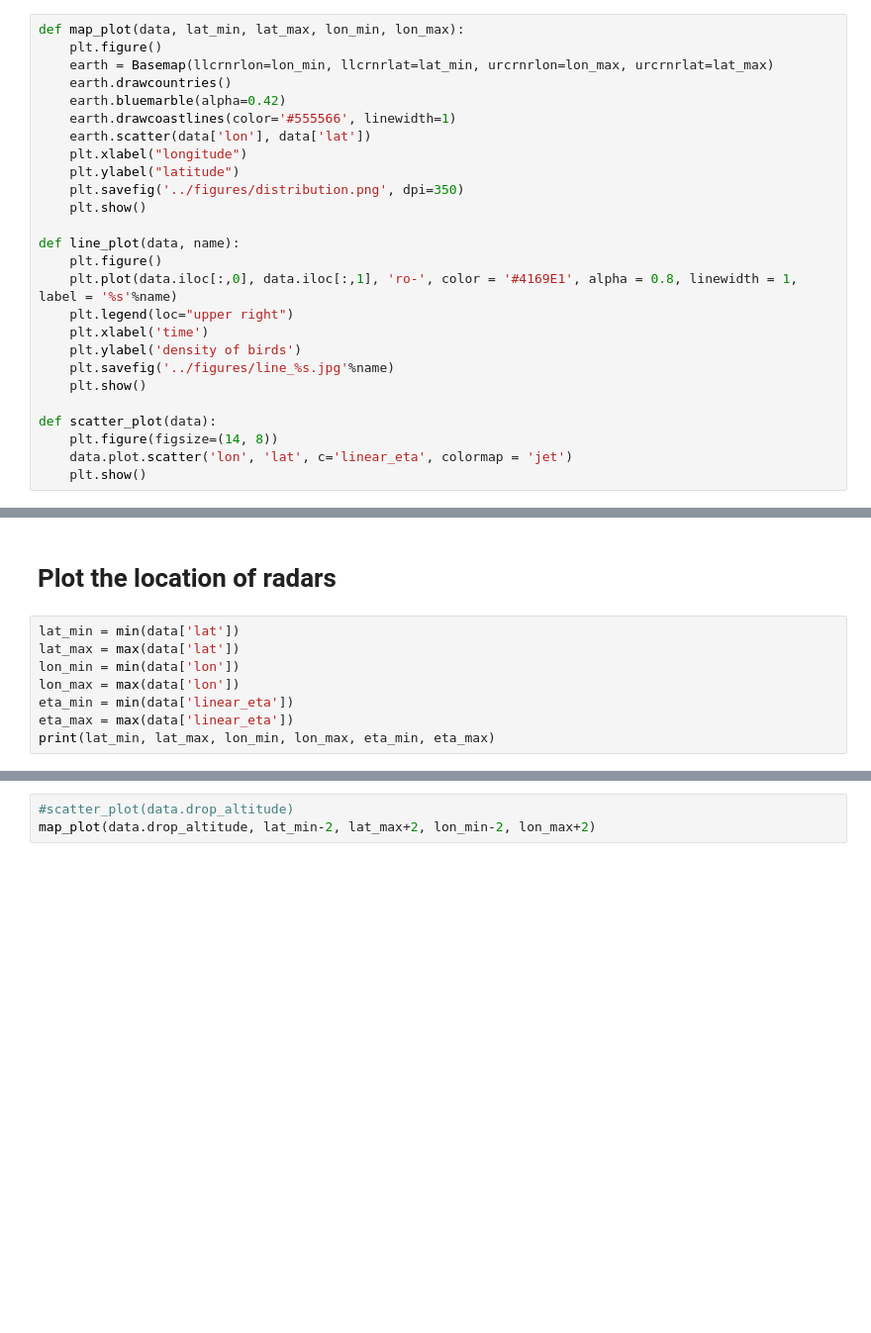
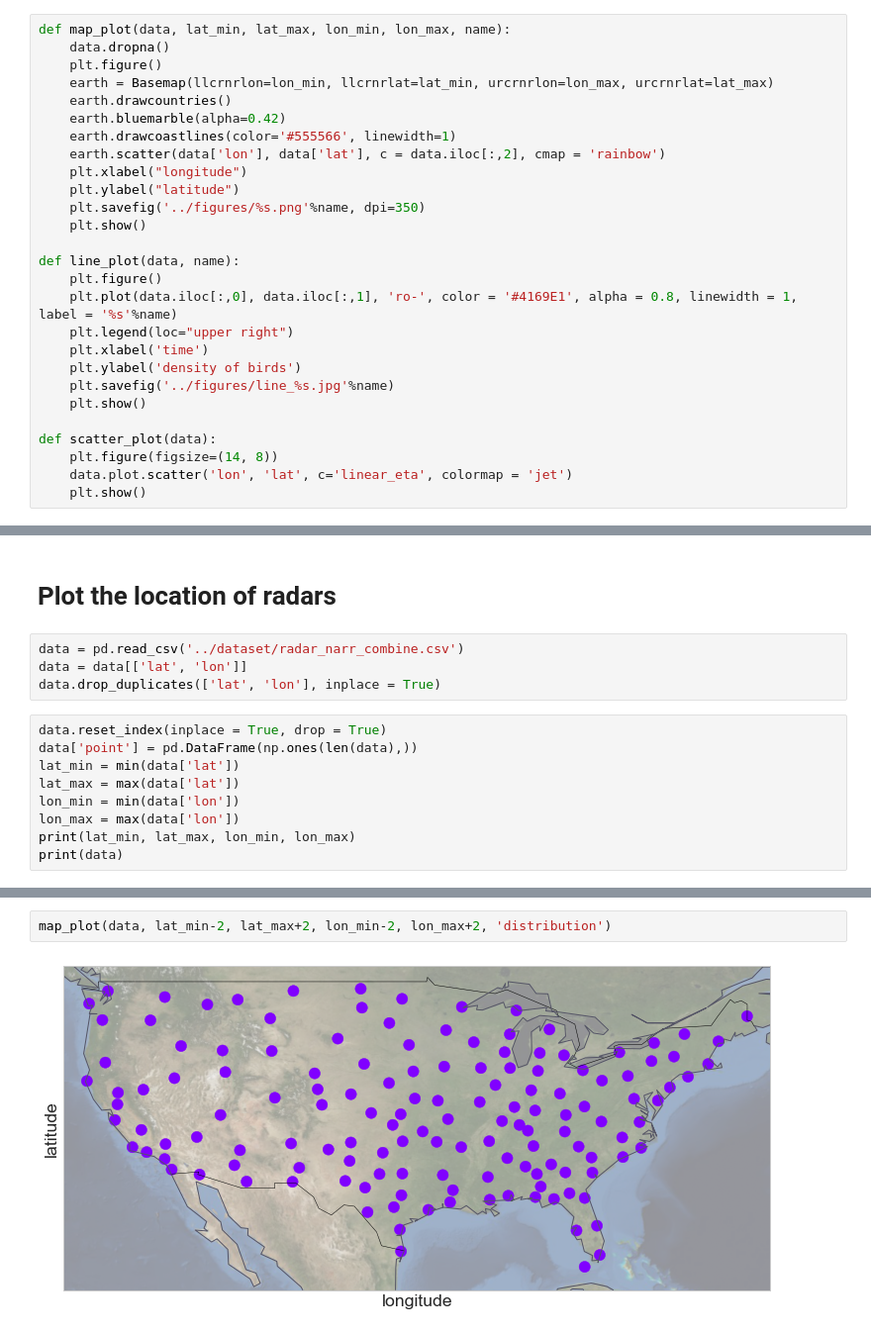
Before and after one commit to tonglinyan/animal_trajectory_prediction, a Jupyter notebook: Birds/code/bird_data_processing.ipynb, the cells around one changed output, grey strips where cells are left out. Shown at 99% size. Cells and saved outputs as stored; diff of their text form; blank space fills up the shorter version.

```diff
--- a/Birds/code/bird_data_processing.ipynb
+++ b/Birds/code/bird_data_processing.ipynb
@@ -52,16 +52,17 @@ def all_data():
 
     return data, data.filtered
 # %%
-def map_plot(data, lat_min, lat_max, lon_min, lon_max):
+def map_plot(data, lat_min, lat_max, lon_min, lon_max, name):
+    data.dropna()
     plt.figure()
     earth = Basemap(llcrnrlon=lon_min, llcrnrlat=lat_min, urcrnrlon=lon_max, urcrnrlat=lat_max)
     earth.drawcountries()
     earth.bluemarble(alpha=0.42)
     earth.drawcoastlines(color='#555566', linewidth=1)
-    earth.scatter(data['lon'], data['lat'])
+    earth.scatter(data['lon'], data['lat'], c = data.iloc[:,2], cmap = 'rainbow')
     plt.xlabel("longitude")
     plt.ylabel("latitude")
-    plt.savefig('../figures/distribution.png', dpi=350)
+    plt.savefig('../figures/%s.png'%name, dpi=350)
     plt.show()
 
 def line_plot(data, name):
@@ -603,10 +524,15 @@ cor_spearman = correlation_spearman(data, columns)
 # %% [markdown]
 # Plot the location of radars
 # %%
-lat_min = min(data['lat'])
-lat_max = max(data['lat'])
-lon_min = min(data['lon'])
-lon_max = max(data['lon'])
-eta_min = min(data['linear_eta'])
-eta_max = max(data['linear_eta'])
-print(lat_min, lat_max, lon_min, lon_max, eta_min, eta_max)
+data = pd.read_csv('../dataset/radar_narr_combine.csv')
+data = data[['lat', 'lon']]
+data.drop_duplicates(['lat', 'lon'], inplace = True)
+# %%
+data.reset_index(inplace = True, drop = True)
+data['point'] = pd.DataFrame(np.ones(len(data),))
+lat_min = min(data['lat'])
+lat_max = max(data['lat'])
+lon_min = min(data['lon'])
+lon_max = max(data['lon'])
+print(lat_min, lat_max, lon_min, lon_max)
+print(data)
@@ -613,3 +555,4 @@ print(lat_min, lat_max, lon_min, lon_max, eta_min, eta_max)
 # %%
-#scatter_plot(data.drop_altitude)
-map_plot(data.drop_altitude, lat_min-2, lat_max+2, lon_min-2, lon_max+2)
+map_plot(data, lat_min-2, lat_max+2, lon_min-2, lon_max+2, 'distribution')
+# %% [output]
+[figure, added]
```
Also changed, not shown: parts of 19 cells of this notebook, 5 other files.
